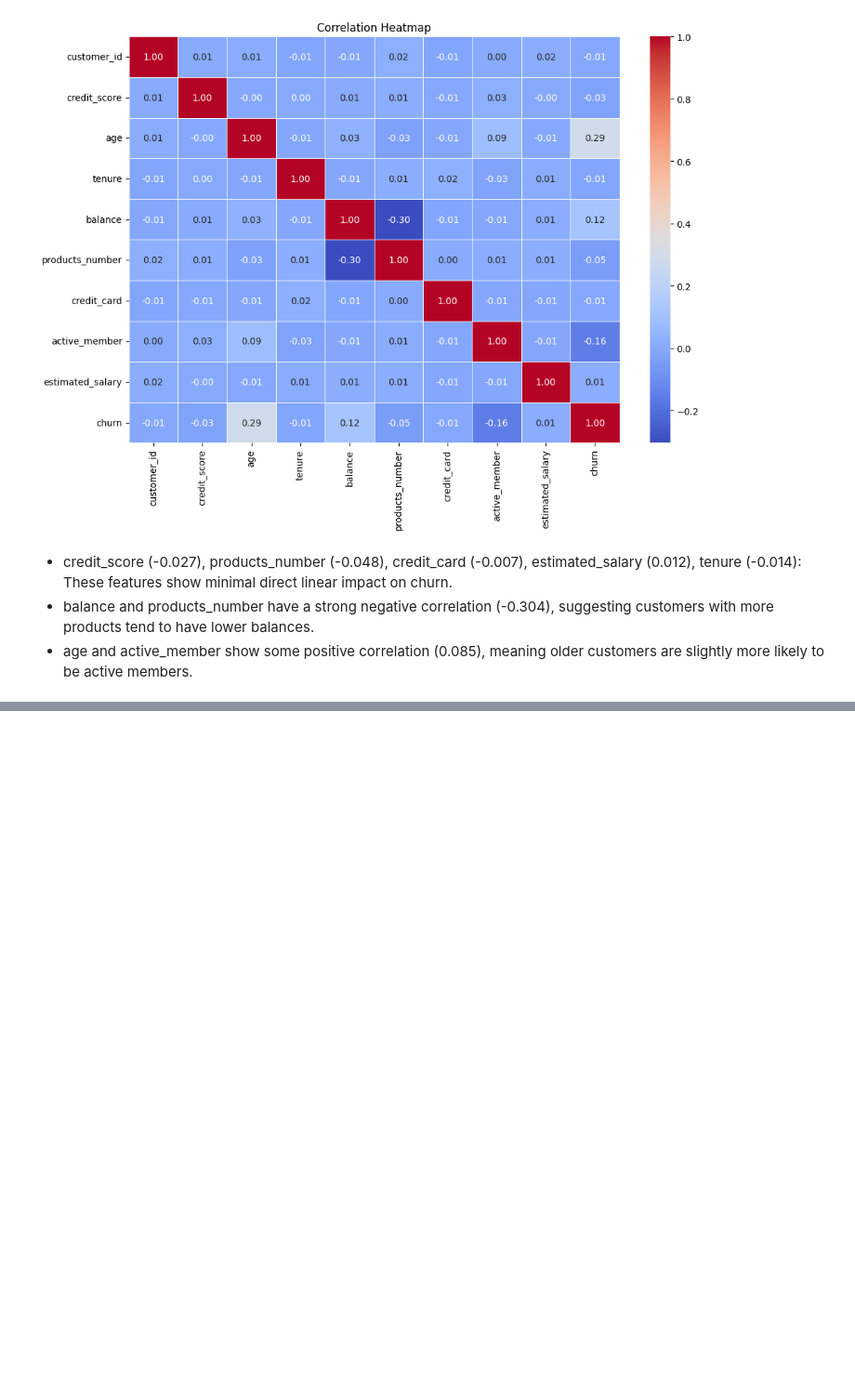
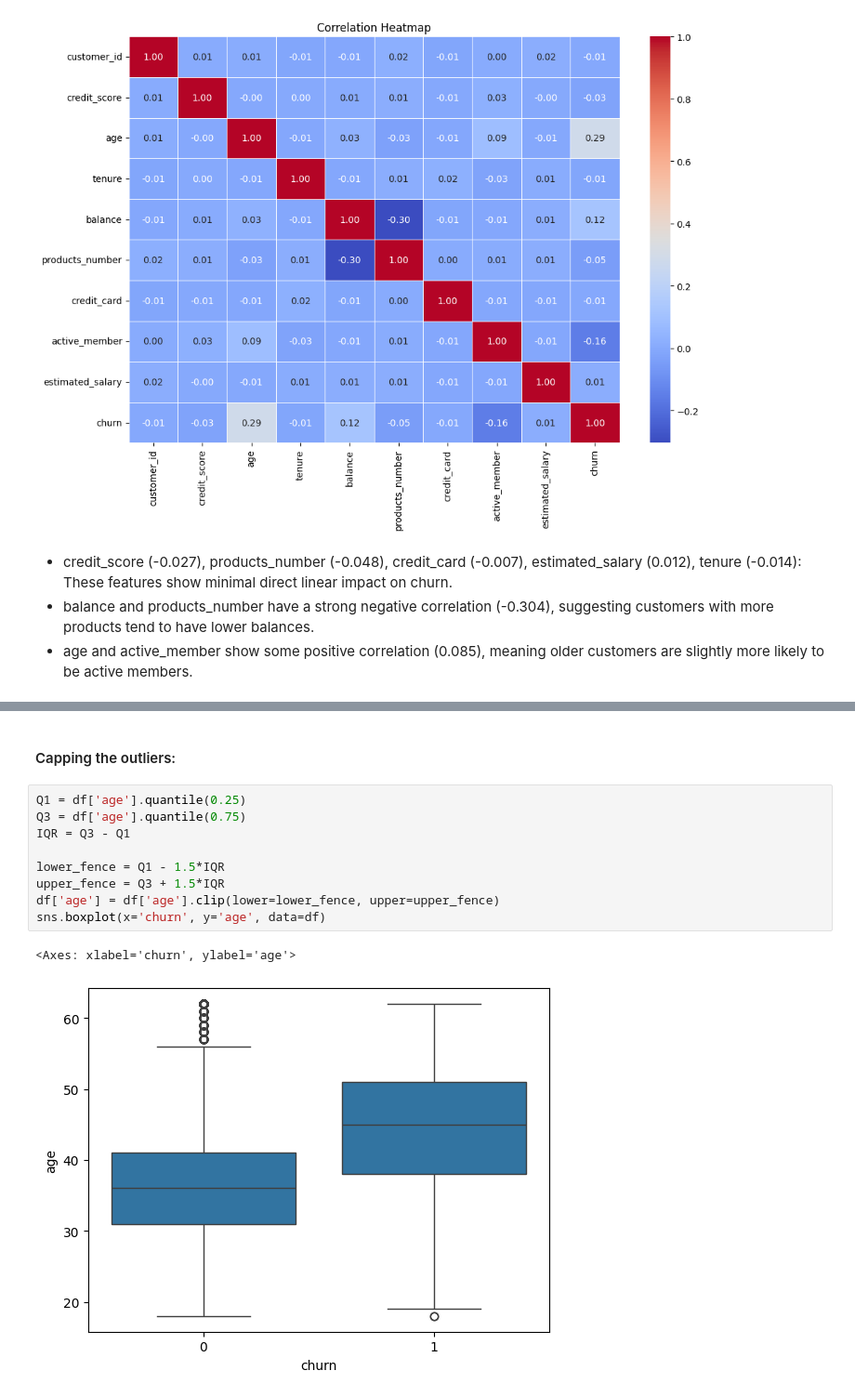
Before and after one commit to rajeevkumar75/Bank-Customer-Churn-Prediction, a Jupyter notebook: notebooks/Eda end to end.ipynb, the cells around one changed output, grey strips where cells are left out. Shown at 93% size. Cells and saved outputs as stored; diff of their text form; blank space fills up the shorter version.

```diff
--- a/notebooks/Eda end to end.ipynb
+++ b/notebooks/Eda end to end.ipynb
@@ -296,0 +315,14 @@ plt.show()
+# %% [markdown]
+#### Capping the outliers:
+# %%
+Q1 = df['age'].quantile(0.25)
+Q3 = df['age'].quantile(0.75)
+IQR = Q3 - Q1
+
+lower_fence = Q1 - 1.5*IQR
+upper_fence = Q3 + 1.5*IQR
+df['age'] = df['age'].clip(lower=lower_fence, upper=upper_fence)
+sns.boxplot(x='churn', y='age', data=df)
+# %% [output]
+<Axes: xlabel='churn', ylabel='age'>
+[figure, added]
```
Also changed, not shown: parts of 10 cells of this notebook.
